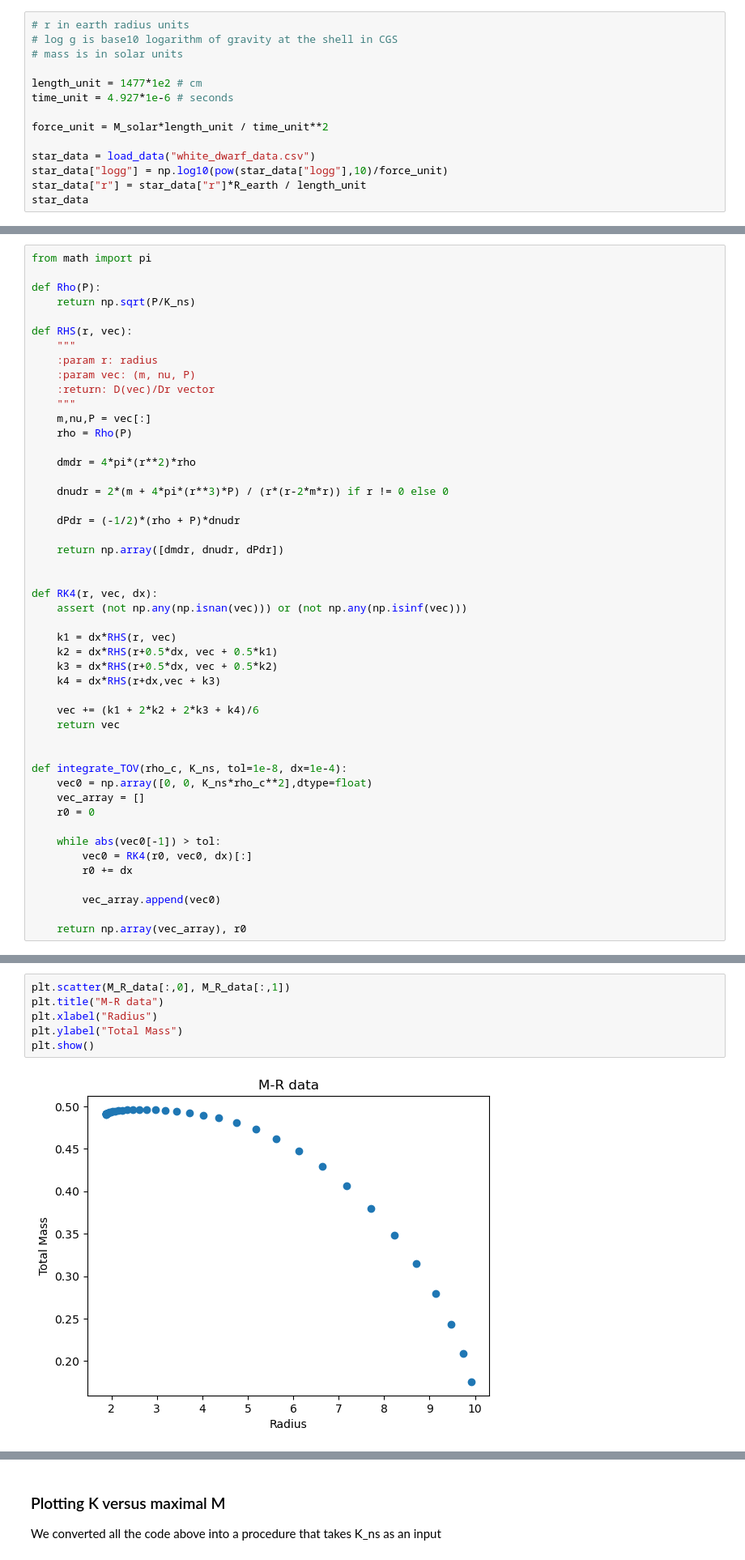
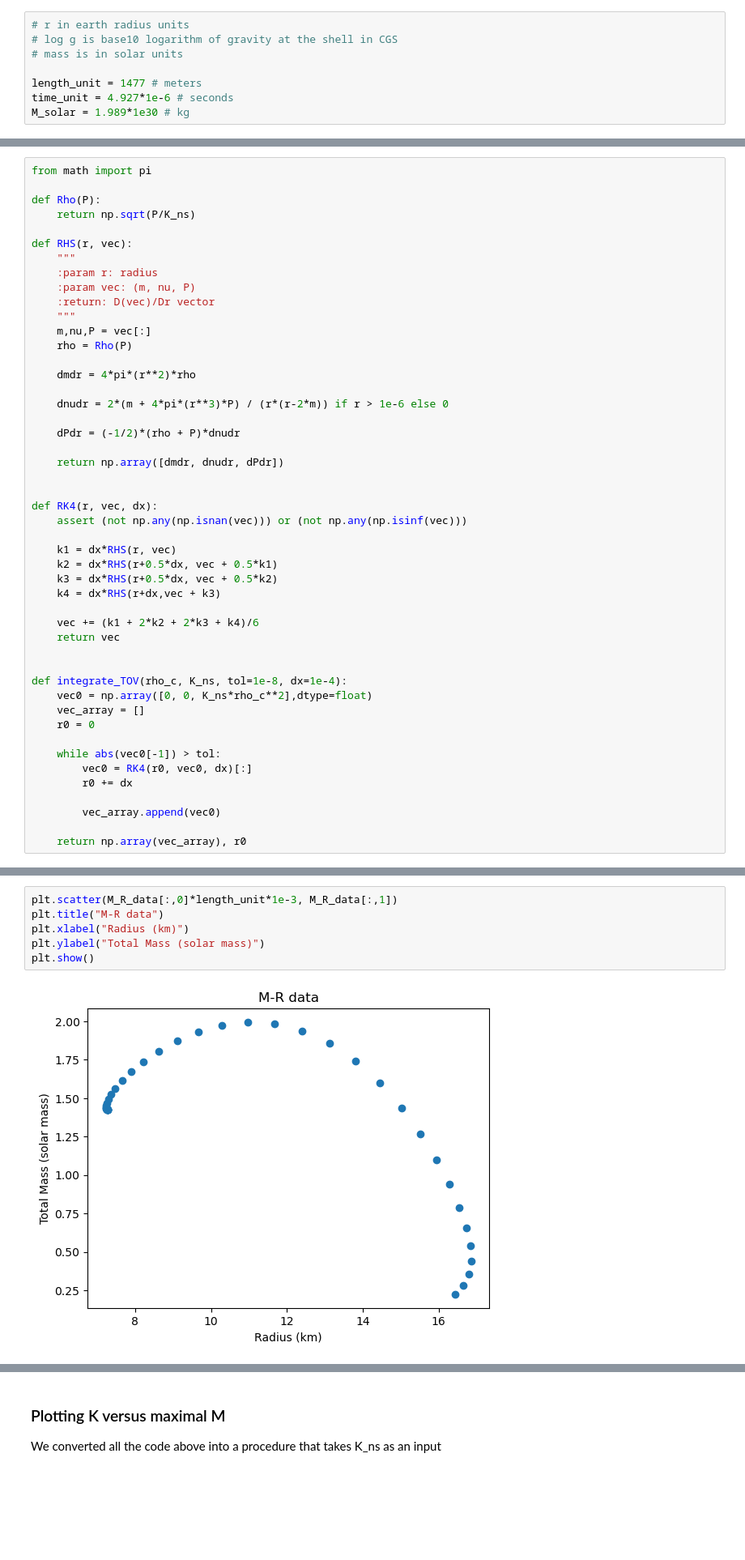
Before and after one commit to YigithanGediz/phys_414_final_project, a Jupyter notebook: einstein.ipynb, the cells around one changed output, grey strips where cells are left out. Shown at 81% size. Drawn from its saved outputs; the diff is of its cells as text; blank space fills up the shorter version.

```diff
--- a/einstein.ipynb
+++ b/einstein.ipynb
@@ -9,12 +6,6 @@ import matplotlib.pyplot as plt
 # log g is base10 logarithm of gravity at the shell in CGS
 # mass is in solar units
 
-length_unit = 1477*1e2 # cm
+length_unit = 1477 # meters
 time_unit = 4.927*1e-6 # seconds
-
-force_unit = M_solar*length_unit / time_unit**2
-
-star_data = load_data("white_dwarf_data.csv")
-star_data["logg"] = np.log10(pow(star_data["logg"],10)/force_unit)
-star_data["r"] = star_data["r"]*R_earth / length_unit
-star_data
+M_solar = 1.989*1e30 # kg
@@ -49,7 +26,7 @@ def RHS(r, vec):
 
     dmdr = 4*pi*(r**2)*rho
 
-    dnudr = 2*(m + 4*pi*(r**3)*P) / (r*(r-2*m*r)) if r != 0 else 0
+    dnudr = 2*(m + 4*pi*(r**3)*P) / (r*(r-2*m)) if r > 1e-6 else 0
 
     dPdr = (-1/2)*(rho + P)*dnudr
 
@@ -116,13 +93,13 @@ Integration  38
 Integration  39
 Integration  40
 # %%
-plt.scatter(M_R_data[:,0], M_R_data[:,1])
+plt.scatter(M_R_data[:,0]*length_unit*1e-3, M_R_data[:,1])
 plt.title("M-R data")
-plt.xlabel("Radius")
-plt.ylabel("Total Mass")
+plt.xlabel("Radius (km)")
+plt.ylabel("Total Mass (solar mass)")
 plt.show()
 # %% [output]
-[figure, old version]
+[figure, new version]
 # %%
 # Calculate binding energy
 
```
Also changed, not shown: parts of 8 cells of this notebook, 2 other files.
